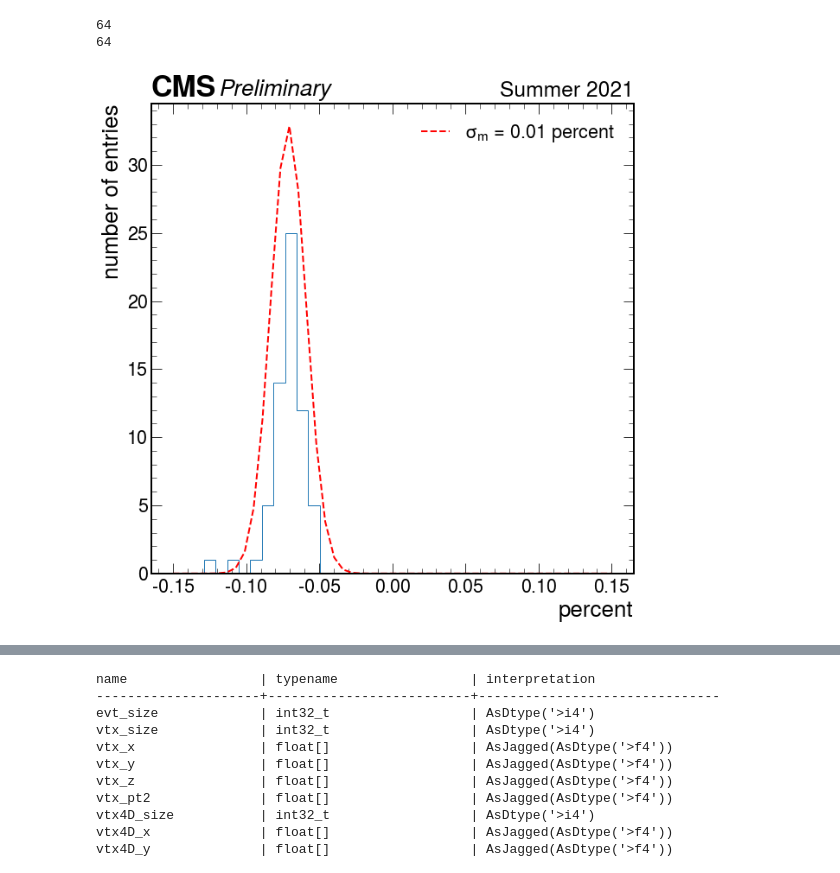
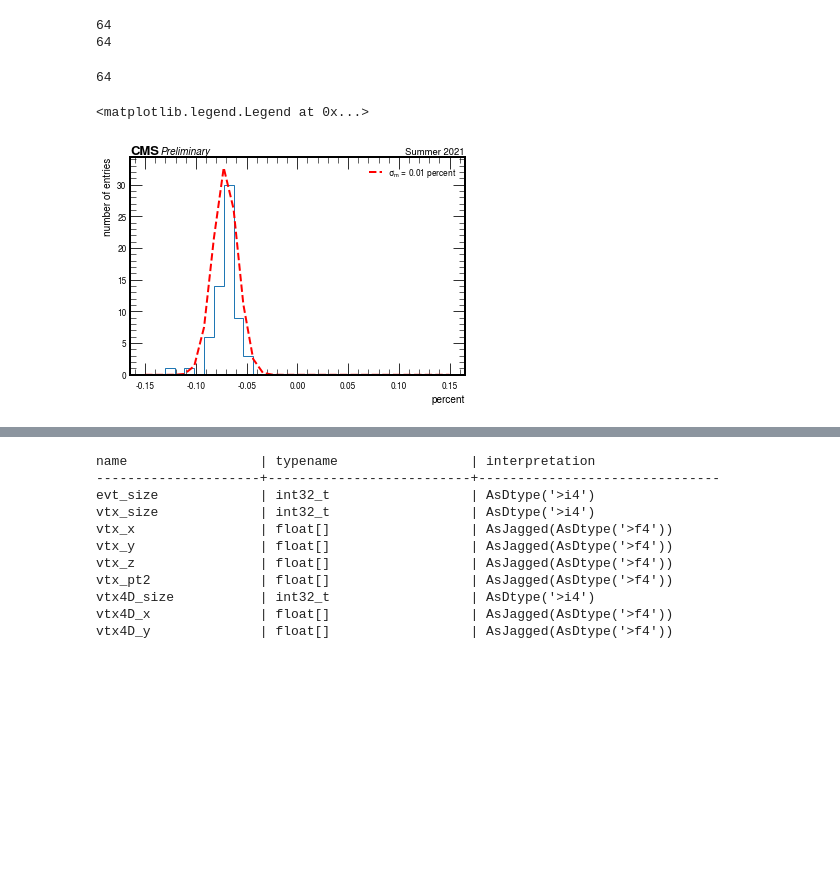
Before and after one commit to jloemker/SWAN, a Jupyter notebook: Analysis_Bg_Sig.ipynb, the cells around one changed output, grey strips where cells are left out. Drawn from its saved outputs; the diff is of its cells as text; code cells hidden in the pictures; blank space fills up the shorter version.

```diff
--- a/Analysis_Bg_Sig.ipynb
+++ b/Analysis_Bg_Sig.ipynb
@@ -16,7 +18,7 @@ plt.style.use(hep.style.CMS)
 #Execute this line if running on SWAN, otherwise update the path to the data files:
 PATH='/eos/cms/store/user/jjhollar/CERNSummerStudentProject2021/'
 #PATH='data'
-filename=PATH+'/gammagammaMuMu_FPMC_pT25_PU140_NTUPLE_1_version3.root'
+filename=PATH+'/gammagammaMuMu_FPMC_pT25_PU140_NTUPLE_1_version4.root'
 # %%
 #load the file
 tree = uproot.open(filename+":myana/mytree")
@@ -210,27 +212,29 @@ analysis = pd.DataFrame(data=data)
 # %%
 #You can plot mpp/mll-1 distribution, fit a gaussian and define a cut to be within the 2 sigma: |mpp-mll| < 2*sigma*mll
 #print(analysis['s_mpp'].values)
 #print(analysis['s_mll'].values)
 data = (analysis['s_mpp'].values/analysis['s_mll'].values)-1
-#print(data)
-bins = np.linspace(-0.15,0.15,50)
+print(len(data))
+bins = np.linspace(-0.15,0.15,32)
 f, ax = plt.subplots()
-plt.hist(data, histtype='step')
+plt.hist(data,bins, histtype='step')
 
 #fit to gaussian (to avoid bias from outliers restrict the fitted area):  = analysis['s_mpp']-analysis['s_mll'] <
 (mu, sigma_m) = stats.norm.fit(data)
 x=bins
 y=stats.norm.pdf(x, mu, sigma_m)
 ax.plot(x, y, 'r--', linewidth=2,label='$\sigma_{m}$ = %2.2f percent'%sigma_m)
 #print(2*sigma*analysis['s_mll'])
 
 hep.cms.label(llabel="Preliminary", rlabel="Summer 2021", ax=ax)
 ax.set(xlabel='percent', ylabel='number of entries')
 
 ax.legend()
-plt.savefig('Week4/fit_mass_ratio.png')
+#plt.savefig('Week4/fit_mass_ratio.png')
 # %% [output]
+64
+<matplotlib.legend.Legend at 0x...>
-[figure, old version]
+[figure, new version]
 # %%
 data = (analysis['s_ypp'].values/analysis['s_yll'].values)-1
 
```
Also changed, not shown: parts of 13 cells of this notebook.
